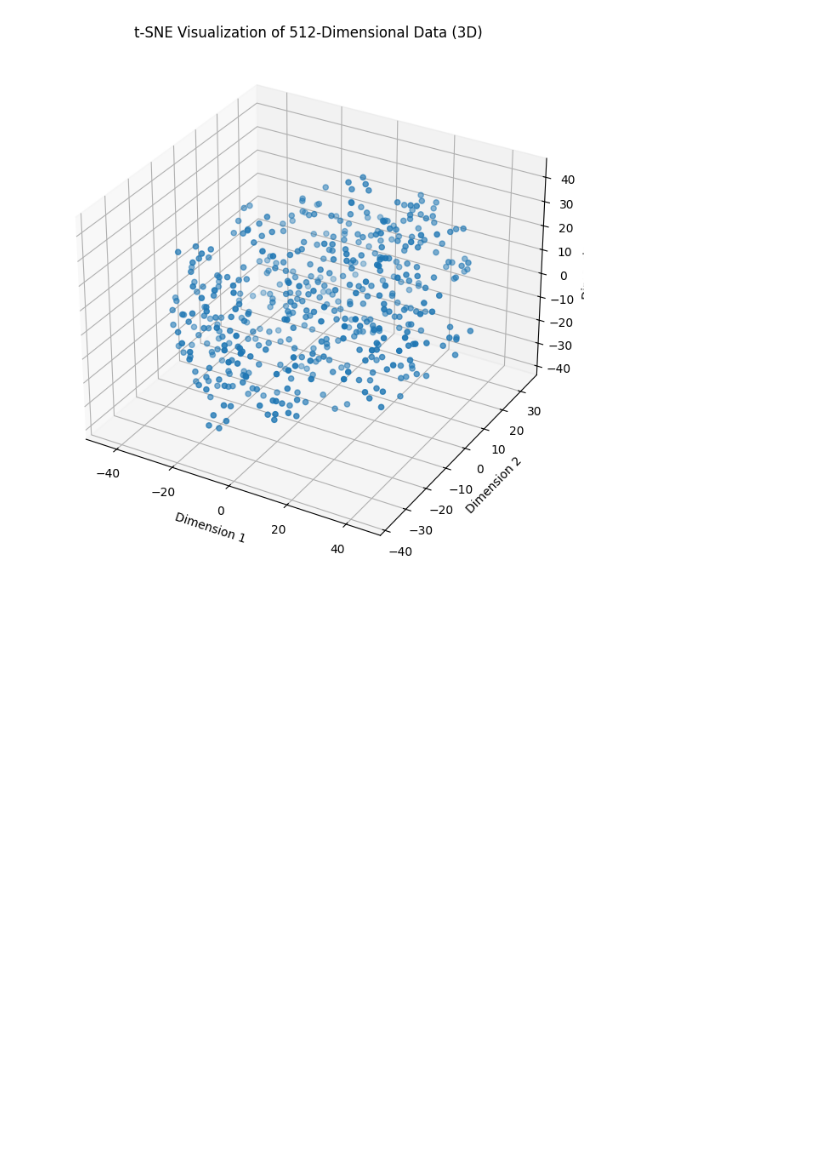
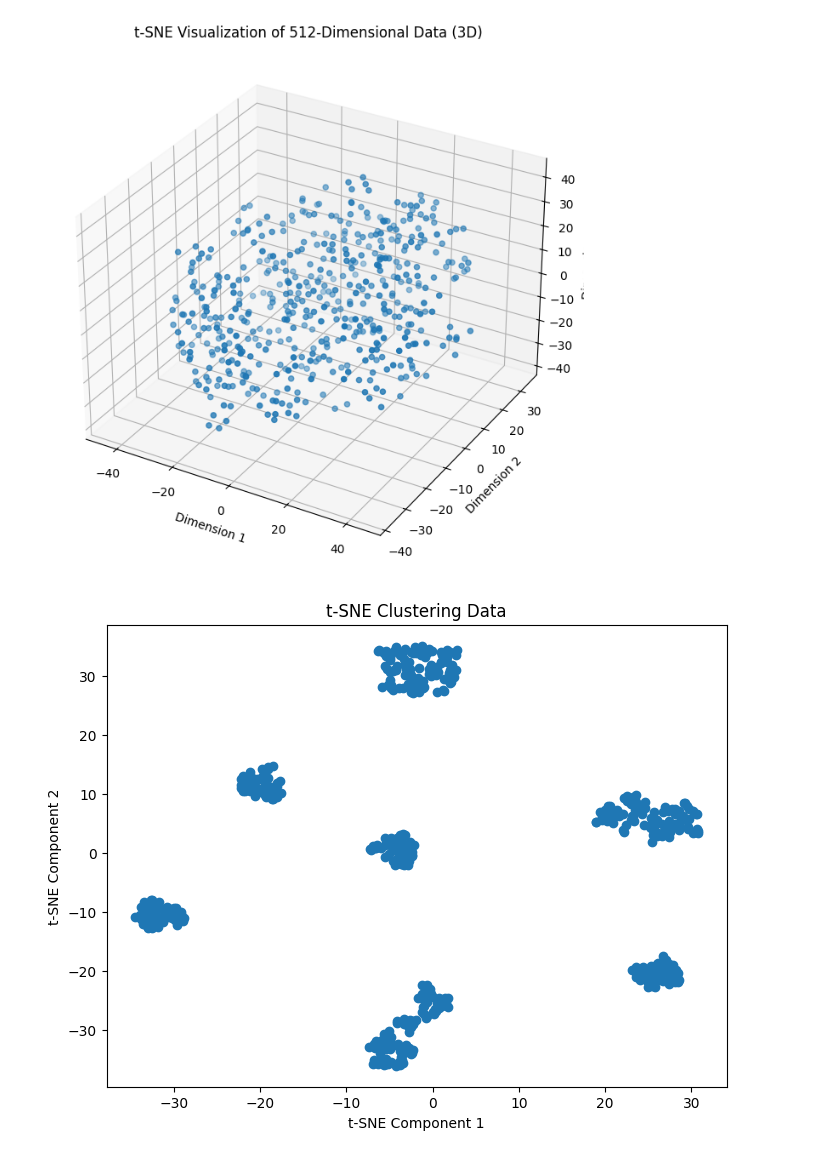
Before and after one commit to emerisly/cs6670, a Jupyter notebook: src/visualization.ipynb, the cells around one changed output. Saved outputs shown, nothing was run; the diff lists cells and outputs as text; code cells hidden in the pictures; blank space fills up the shorter version.

Commit message:
tsne

```diff
--- a/src/visualization.ipynb
+++ b/src/visualization.ipynb
@@ -106,3 +113,29 @@ fig.update_layout(title='t-SNE Visualization of 512-Dimensional Data (3D)',
 )
 
 fig.show()
+# %%
+from sklearn.manifold import TSNE
+import matplotlib.pyplot as plt
+# import pandas as pd
+
+# Assuming you have your data in a pandas DataFrame or numpy array
+# For this example, let's create some random data
+from sklearn.datasets import make_blobs
+
+# Generate random data
+data, _ = make_blobs(n_samples=500, centers=10, random_state=42)
+
+# Apply t-SNE to the data
+tsne = TSNE(n_components=2, random_state=42)
+# tsne_results = tsne.fit_transform(image_subset)
+tsne_results = tsne.fit_transform(data)
+
+# Visualize the clusters
+plt.figure(figsize=(8, 6))
+plt.scatter(tsne_results[:, 0], tsne_results[:, 1])
+plt.title('t-SNE Clustering Data')
+plt.xlabel('t-SNE Component 1')
+plt.ylabel('t-SNE Component 2')
+plt.show()
+# %% [output]
+[figure, added]
```
Also changed, not shown: parts of 4 cells of this notebook, 3 other files.
